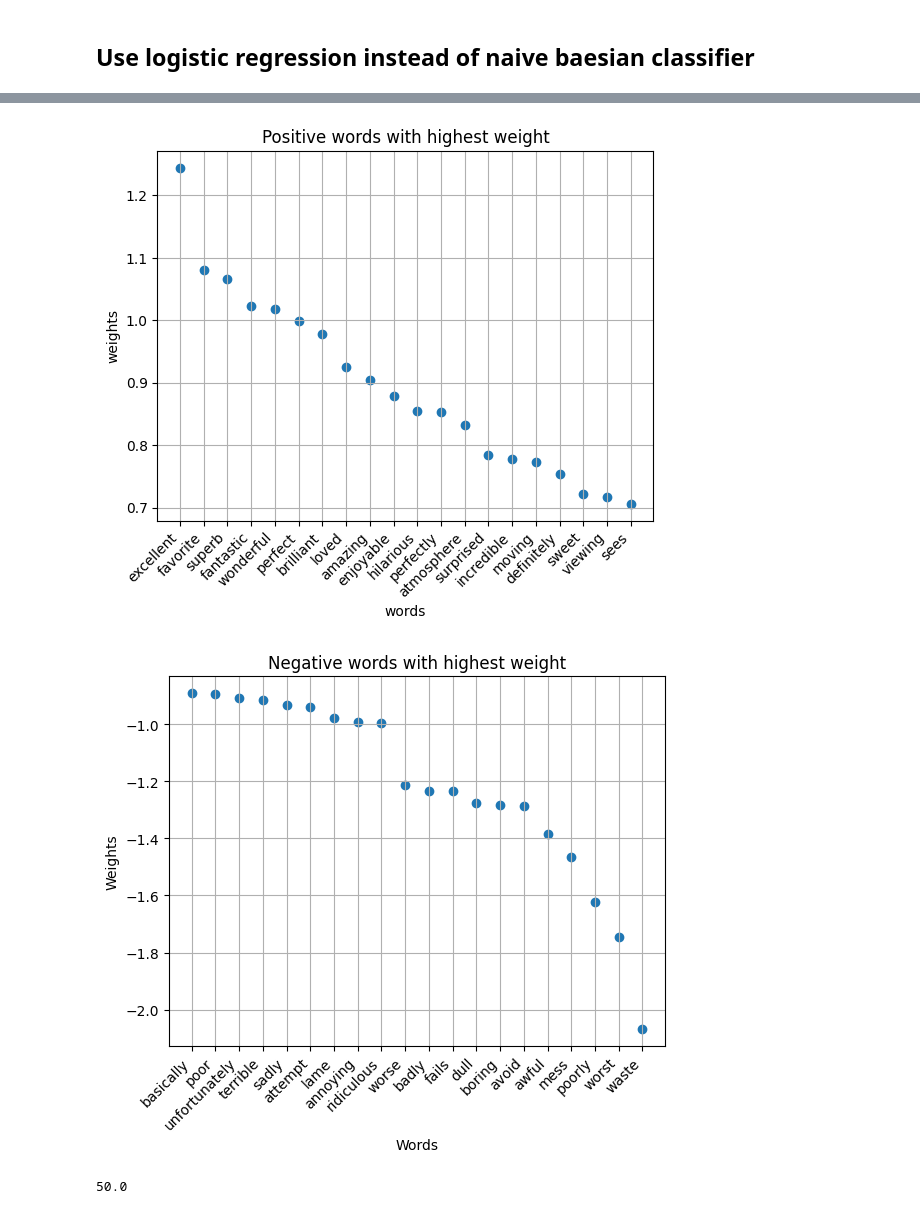
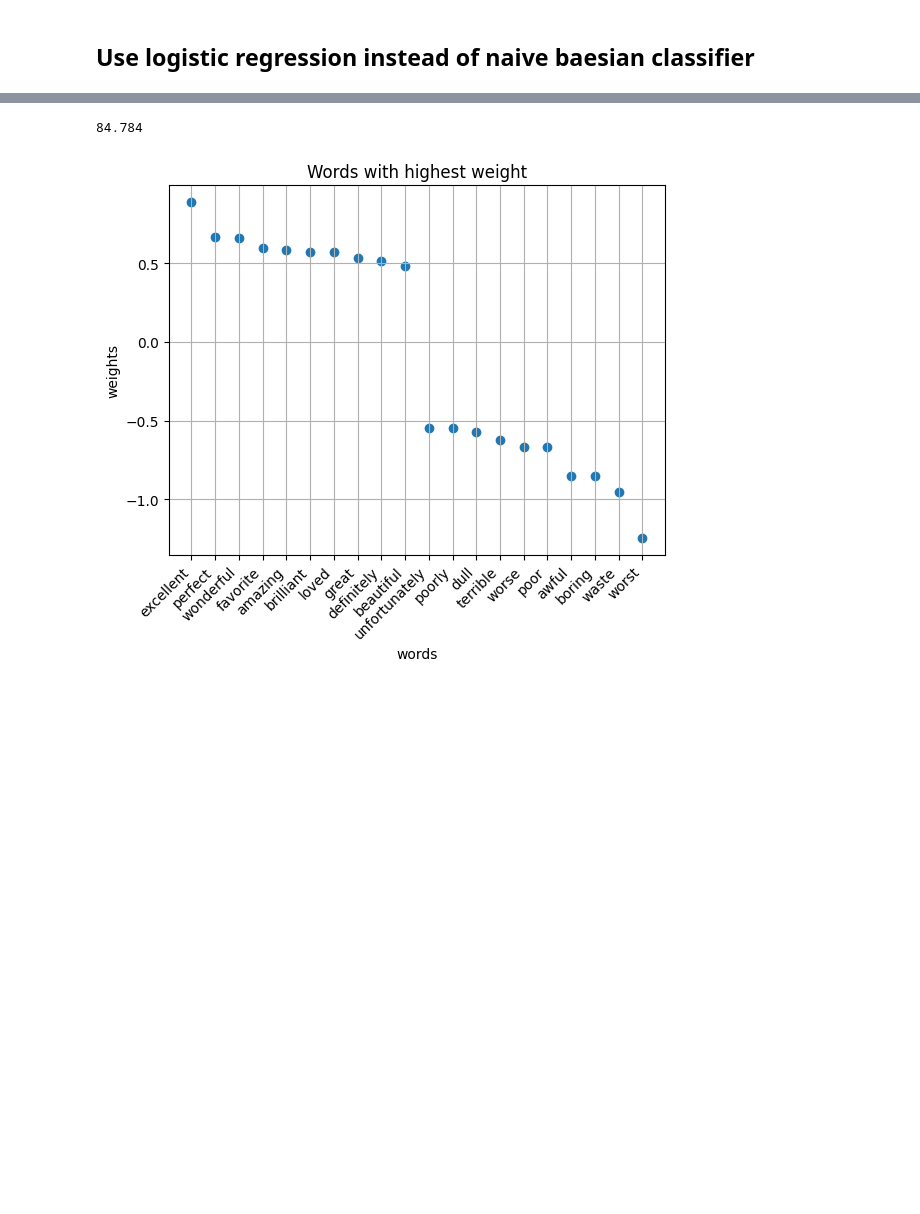
Before and after one commit to DavideLigari/movie-reviews-classification, a Jupyter notebook: mycode/movie_review.ipynb, the cells around one changed output, grey strips where cells are left out. Drawn from its saved outputs; the diff is of its cells as text; code cells hidden in the pictures; blank space fills up the shorter version.

```diff
--- a/mycode/movie_review.ipynb
+++ b/mycode/movie_review.ipynb
@@ -206,14 +206,10 @@ voc = bv.get_vocabulary(path='../data/smalltrain/', numWords=1000)
 voc_no_common_words = [word for word in voc if word not in words_to_ignore]
 
 train_data = fe.get_bow_representation(voc_no_common_words)
-w, b,accs,loss = lr.logreg_train(train_data,lr=0.005,steps=700000,batch_size=500)
+w, b = lr.logreg_train(train_data,lr=0.002,steps=90000,batch_size=2000)
 
 test_data,file_names = fe.get_bow_representation(
     voc_no_common_words, path='../data/test',get_file_names=True)
 probability = lr.logreg_inference(test_data[:,:-1],w,b)
-
-Y = test_data[:, -1]
-predictions = (probability > 0).astype(int)
-accuracy = (predictions == Y).mean()*100
-print(accuracy)
+print(w,b)
 # %% [output]
@@ -237,27 +217,22 @@ print(accuracy)
+# %%
+Y = test_data[:, -1]
+predictions = (probability > 0.5).astype(int)
+accuracy = (predictions == Y).mean()*100
+print(accuracy)
+# %% [output]
+84.784
 # %%
 import pandas as pd
 import matplotlib.pyplot as plt
 words_weights=pd.DataFrame({'words':voc_no_common_words,'weights':w})
 words_weights.sort_values(by='weights',ascending=False,inplace=True)
-positive_words=words_weights.head(20)
-negative_words=words_weights.tail(20)
-plt.scatter(x=positive_words['words'],y=positive_words['weights'])
+words=pd.concat([words_weights.head(10),words_weights.tail(10)])
+plt.scatter(x=words['words'],y=words['weights'])
 plt.grid()
 plt.xticks(rotation=45, ha='right')
-plt.title('Positive words with highest weight')
+plt.title('Words with highest weight')
 plt.xlabel('words')
 plt.ylabel('weights')
 plt.show()
-
-plt.scatter(x=negative_words['words'],y=negative_words['weights'])
-plt.grid()
-plt.xticks(rotation=45, ha='right')
-plt.title('Negative words with highest weight')
-plt.xlabel('Words')
-plt.ylabel('Weights')
-plt.show()
-print(accuracy)
 # %% [output]
-[figure, old version]
+[figure, new version]
-[figure, removed]
-50.0
```
Also changed, not shown: parts of 1 cell of this notebook.
